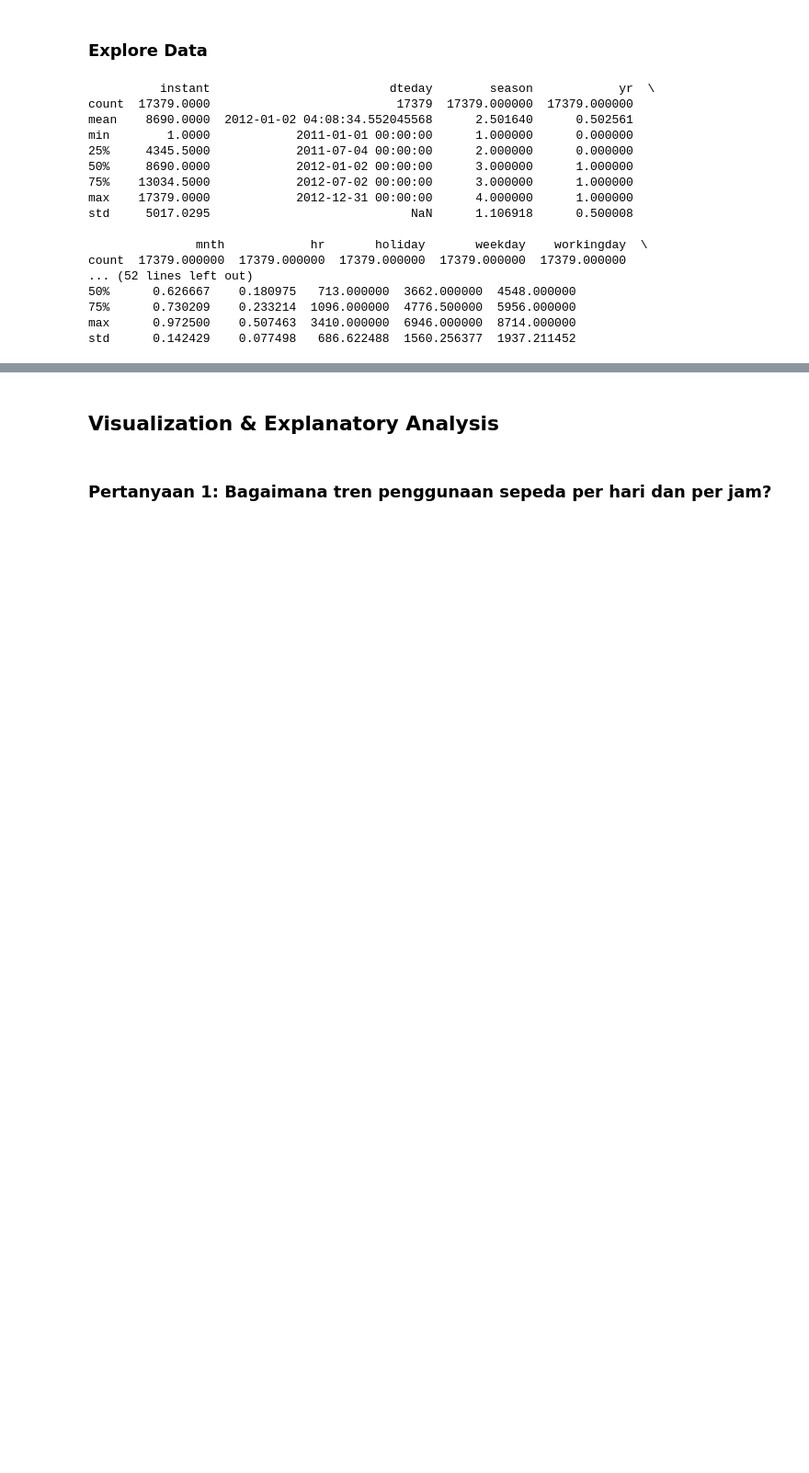
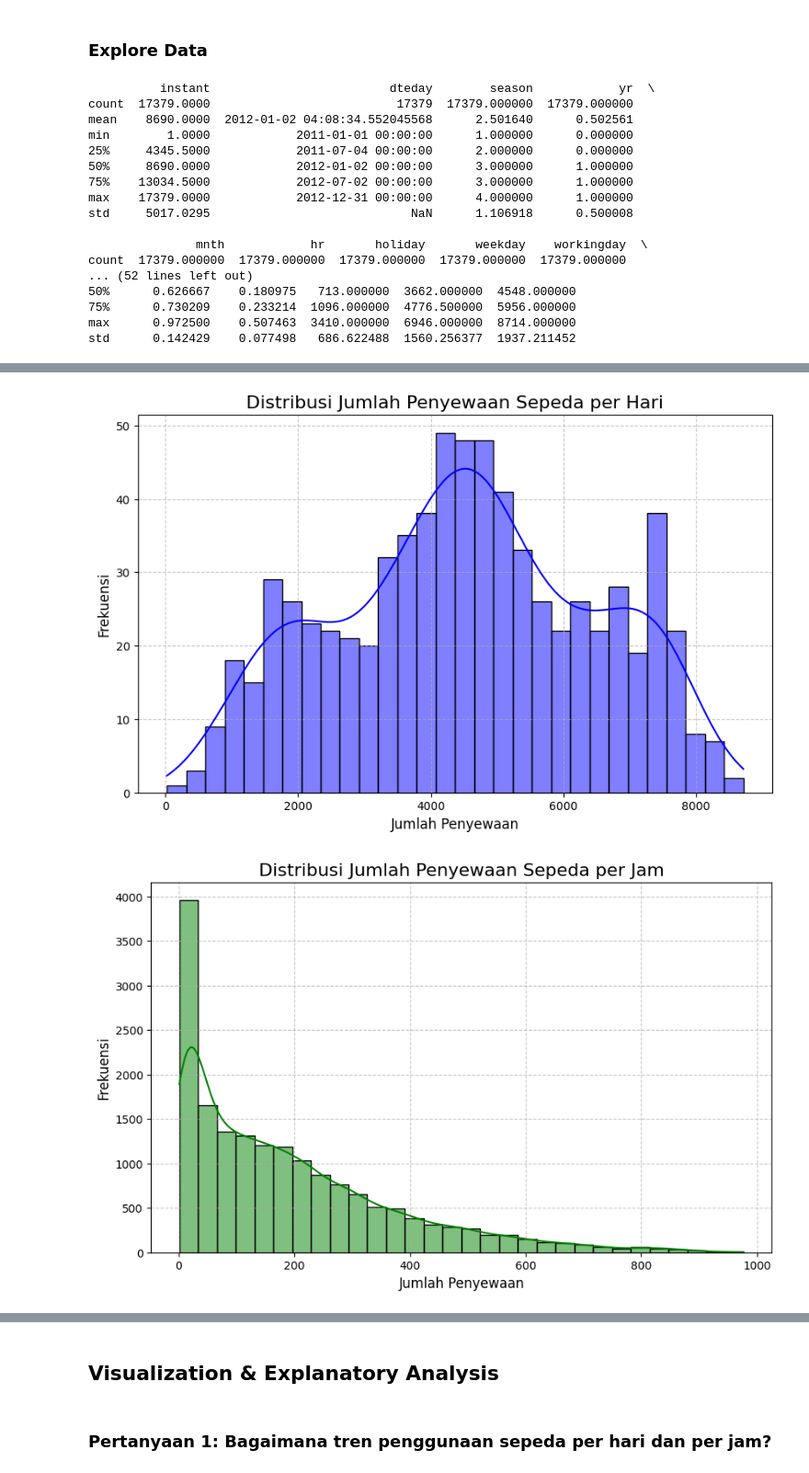
Before and after one commit to ShotZ9/Submission-Proyek-Analisis-Data, a Jupyter notebook: Proyek_Analisis_Data.ipynb, the cells around one changed output, grey strips where cells are left out. Shown at 92% size. Saved outputs shown, nothing was run; the diff lists cells and outputs as text; code cells hidden in the pictures; blank space fills up the shorter version.

```diff
--- a/Proyek_Analisis_Data.ipynb
+++ b/Proyek_Analisis_Data.ipynb
@@ -125,0 +185,21 @@ std      0.142429    0.077498   686.622488  1560.256377  1937.211452
+# %%
+# Distribusi jumlah penyewaan sepeda per hari
+plt.figure(figsize=(10, 6))
+sns.histplot(day_data['cnt'], bins=30, kde=True, color='blue')
+plt.xlabel('Jumlah Penyewaan', fontsize=12)
+plt.ylabel('Frekuensi', fontsize=12)
+plt.title('Distribusi Jumlah Penyewaan Sepeda per Hari', fontsize=16)
+plt.grid(True, linestyle='--', alpha=0.7)
+plt.show()
+
+# Distribusi jumlah penyewaan sepeda per jam
+plt.figure(figsize=(10, 6))
+sns.histplot(hour_data['cnt'], bins=30, kde=True, color='green')
+plt.xlabel('Jumlah Penyewaan', fontsize=12)
+plt.ylabel('Frekuensi', fontsize=12)
+plt.title('Distribusi Jumlah Penyewaan Sepeda per Jam', fontsize=16)
+plt.grid(True, linestyle='--', alpha=0.7)
+plt.show()
+# %% [output]
+[figure, added]
+[figure, added]
```
Also changed, not shown: parts of 17 cells of this notebook, 2 other files.
